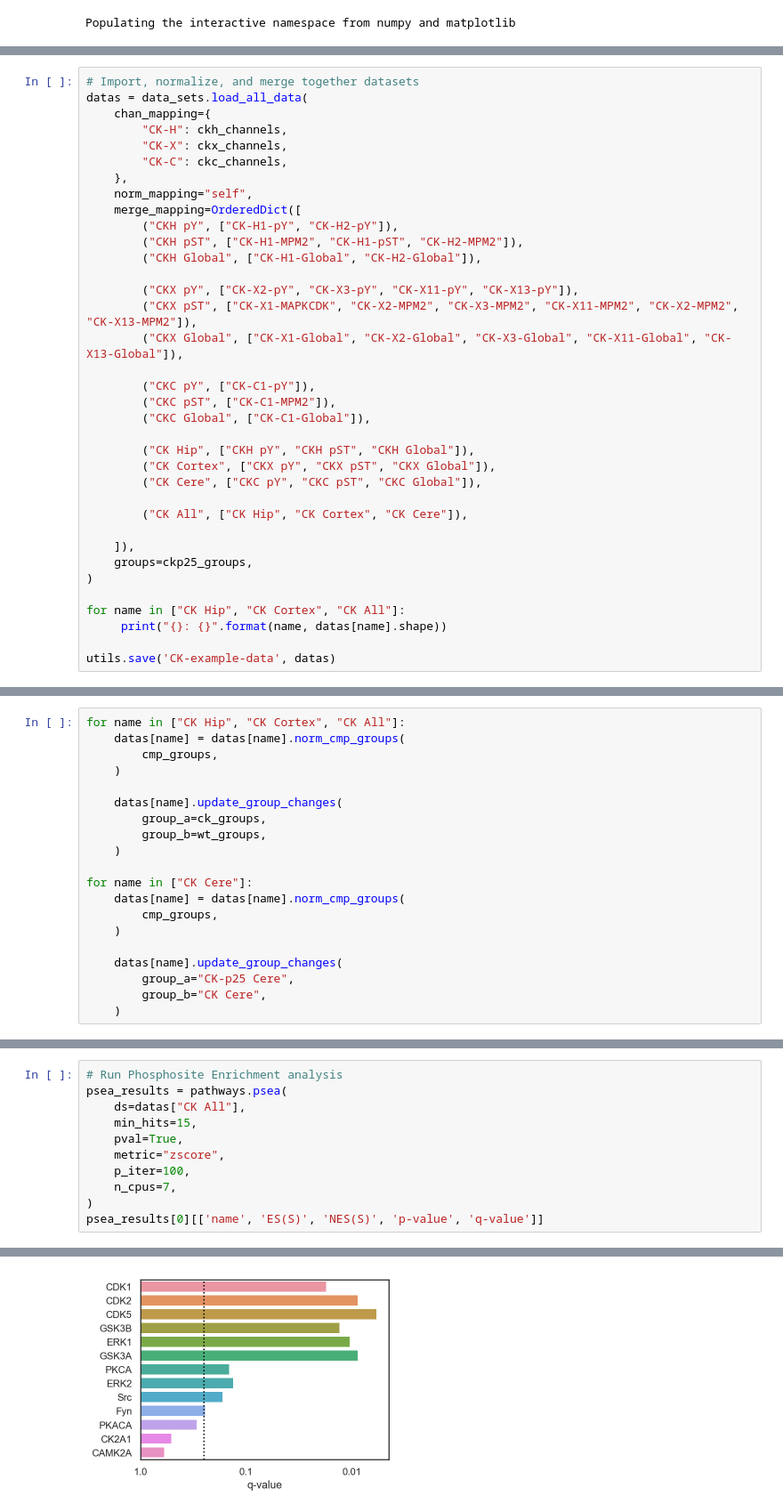
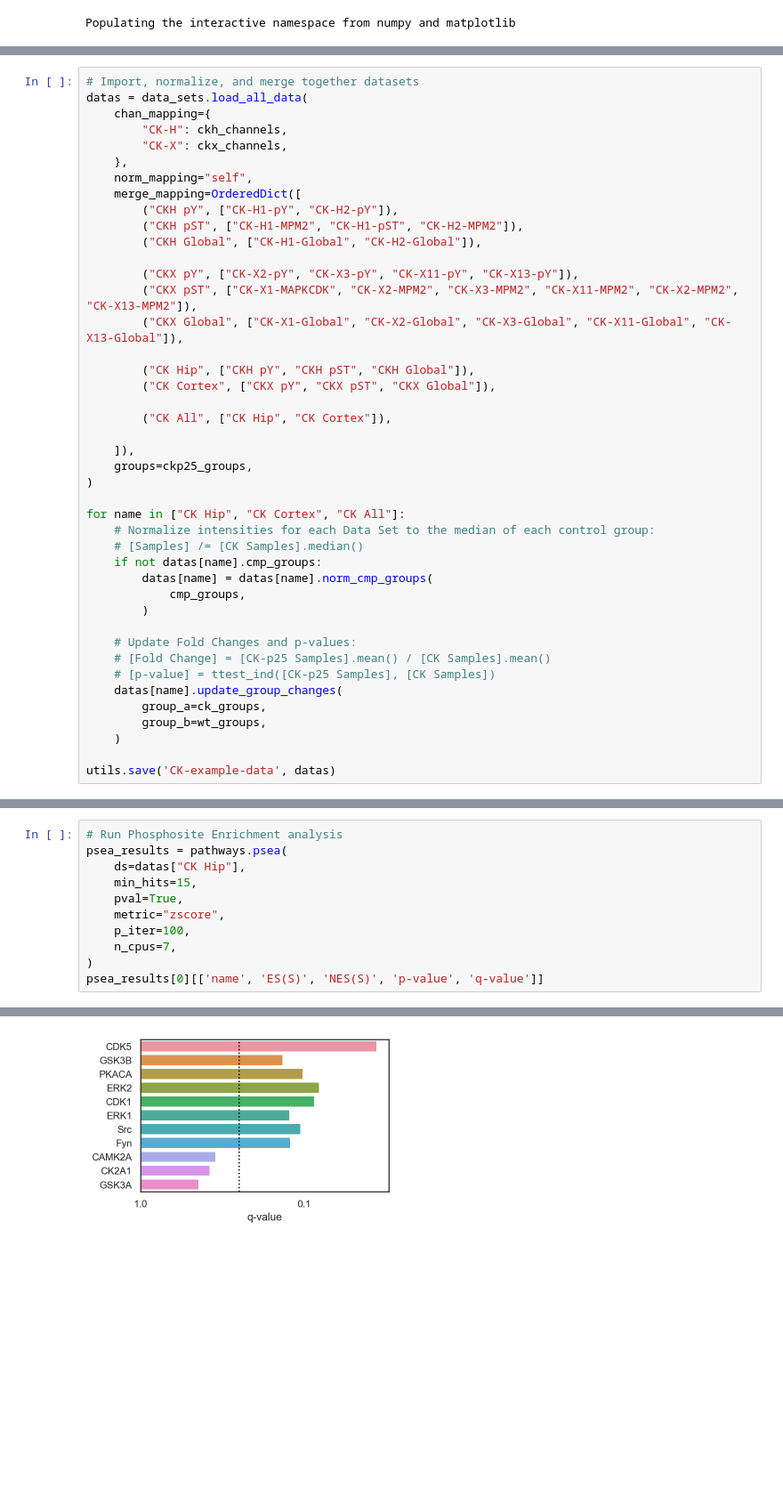
Before and after one commit to white-lab/pyproteome-data, a Jupyter notebook: examples/Example.ipynb, the cells around one changed output, grey strips where cells are left out. Shown at 89% size. Saved outputs shown, nothing was run; the diff lists cells and outputs as text; blank space fills up the shorter version.

```diff
--- a/examples/Example.ipynb
+++ b/examples/Example.ipynb
@@ -79,7 +90,6 @@ datas = data_sets.load_all_data(
     chan_mapping={
         "CK-H": ckh_channels,
         "CK-X": ckx_channels,
-        "CK-C": ckc_channels,
     },
     norm_mapping="self",
     merge_mapping=OrderedDict([
@@ -91,22 +101,30 @@ datas = data_sets.load_all_data(
         ("CKX pST", ["CK-X1-MAPKCDK", "CK-X2-MPM2", "CK-X3-MPM2", "CK-X11-MPM2", "CK-X2-MPM2", "CK-X13-MPM2"]),
         ("CKX Global", ["CK-X1-Global", "CK-X2-Global", "CK-X3-Global", "CK-X11-Global", "CK-X13-Global"]),
 
-        ("CKC pY", ["CK-C1-pY"]),
-        ("CKC pST", ["CK-C1-MPM2"]),
-        ("CKC Global", ["CK-C1-Global"]),
-
         ("CK Hip", ["CKH pY", "CKH pST", "CKH Global"]),
         ("CK Cortex", ["CKX pY", "CKX pST", "CKX Global"]),
-        ("CK Cere", ["CKC pY", "CKC pST", "CKC Global"]),
 
-        ("CK All", ["CK Hip", "CK Cortex", "CK Cere"]),
+        ("CK All", ["CK Hip", "CK Cortex"]),
 
     ]),
     groups=ckp25_groups,
 )
 
 for name in ["CK Hip", "CK Cortex", "CK All"]:
-     print("{}: {}".format(name, datas[name].shape))
+    # Normalize intensities for each Data Set to the median of each control group:
+    # [Samples] /= [CK Samples].median()
+    if not datas[name].cmp_groups:
+        datas[name] = datas[name].norm_cmp_groups(
+            cmp_groups,
+        )
+
+    # Update Fold Changes and p-values:
+    # [Fold Change] = [CK-p25 Samples].mean() / [CK Samples].mean()
+    # [p-value] = ttest_ind([CK-p25 Samples], [CK Samples])
+    datas[name].update_group_changes(
+        group_a=ck_groups,
+        group_b=wt_groups,
+    )
 
 utils.save('CK-example-data', datas)
 # %% [output]
@@ -160,20 +175,0 @@ OrderedDict([('CK-C1-Global',
-# %%
-for name in ["CK Hip", "CK Cortex", "CK All"]:
-    datas[name] = datas[name].norm_cmp_groups(
-        cmp_groups,
-    )
-
-    datas[name].update_group_changes(
-        group_a=ck_groups,
-        group_b=wt_groups,
-    )
-
-for name in ["CK Cere"]:
-    datas[name] = datas[name].norm_cmp_groups(
-        cmp_groups,
-    )
-
-    datas[name].update_group_changes(
-        group_a="CK-p25 Cere",
-        group_b="CK Cere",
-    )
@@ -222,7 +277,7 @@ logo.make_logo(
 # %%
 # Run Phosphosite Enrichment analysis
 psea_results = pathways.psea(
-    ds=datas["CK All"],
+    ds=datas["CK Hip"],
     min_hits=15,
     pval=True,
     metric="zscore",
@@ -268 +321 @@ psea_results[0][['name', 'ES(S)', 'NES(S)', 'p-value', 'q-value']]
-[figure, old version]
+[figure, new version]
```
Also changed, not shown: parts of 12 cells of this notebook.
